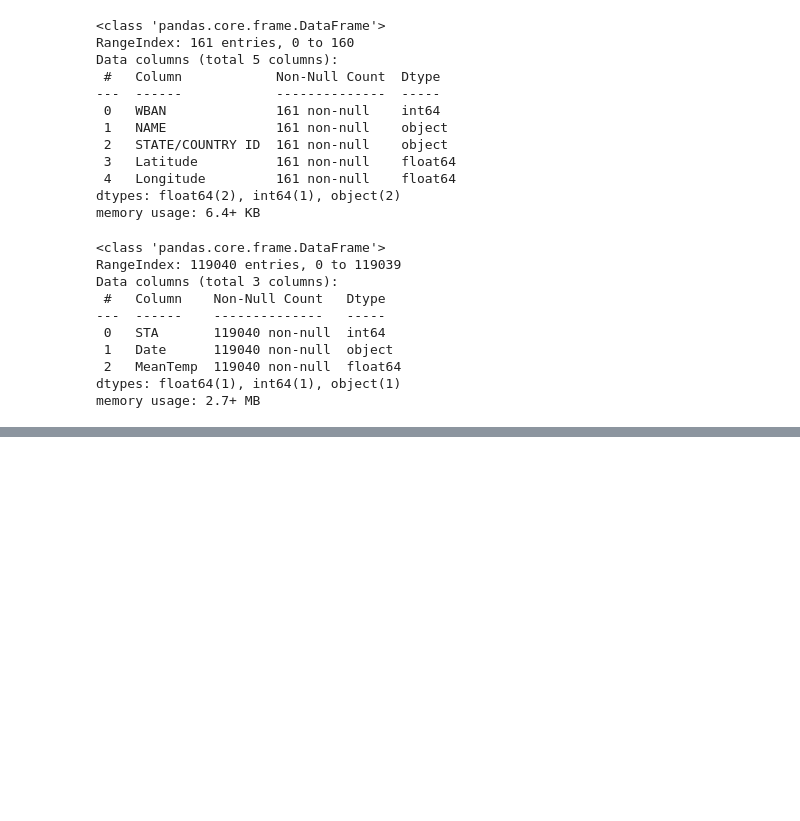
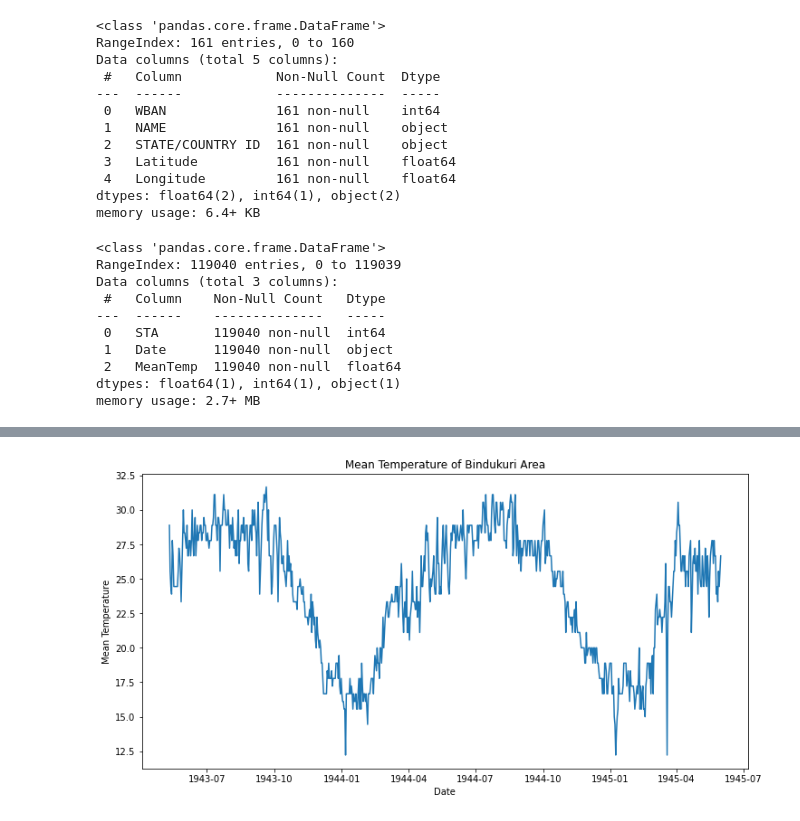
Before and after one commit to cswcjt/Time-Series-Analysis, a Jupyter notebook: Aerial_Bombing(실습과제_단변량).ipynb, the cells around one changed output, grey strips where cells are left out. Saved outputs shown, nothing was run; the diff lists cells and outputs as text; code cells hidden in the pictures; blank space fills up the shorter version.

```diff
--- a/Aerial_Bombing(실습과제_단변량).ipynb
+++ b/Aerial_Bombing(실습과제_단변량).ipynb
@@ -220,0 +305,16 @@ memory usage: 2.7+ MB
+# %%
+# 데이터 포인트 시각화 위하여 특정 지역 데이터만 추출하기
+weather_station_id = weather_station_location[weather_station_location.NAME == "BINDUKURI"].WBAN
+weather_bin = weather[weather.STA == 32907]
+weather_bin["Date"] = pd.to_datetime(weather_bin["Date"])
+
+weather_bin
+
+plt.figure(figsize=(12,6))
+plt.plot(weather_bin.Date,weather_bin.MeanTemp)
+plt.title("Mean Temperature of Bindukuri Area")
+plt.xlabel("Date")
+plt.ylabel("Mean Temperature")
+plt.show()
+# %% [output]
+[figure, added]
```
Also changed, not shown: parts of 14 cells of this notebook.
